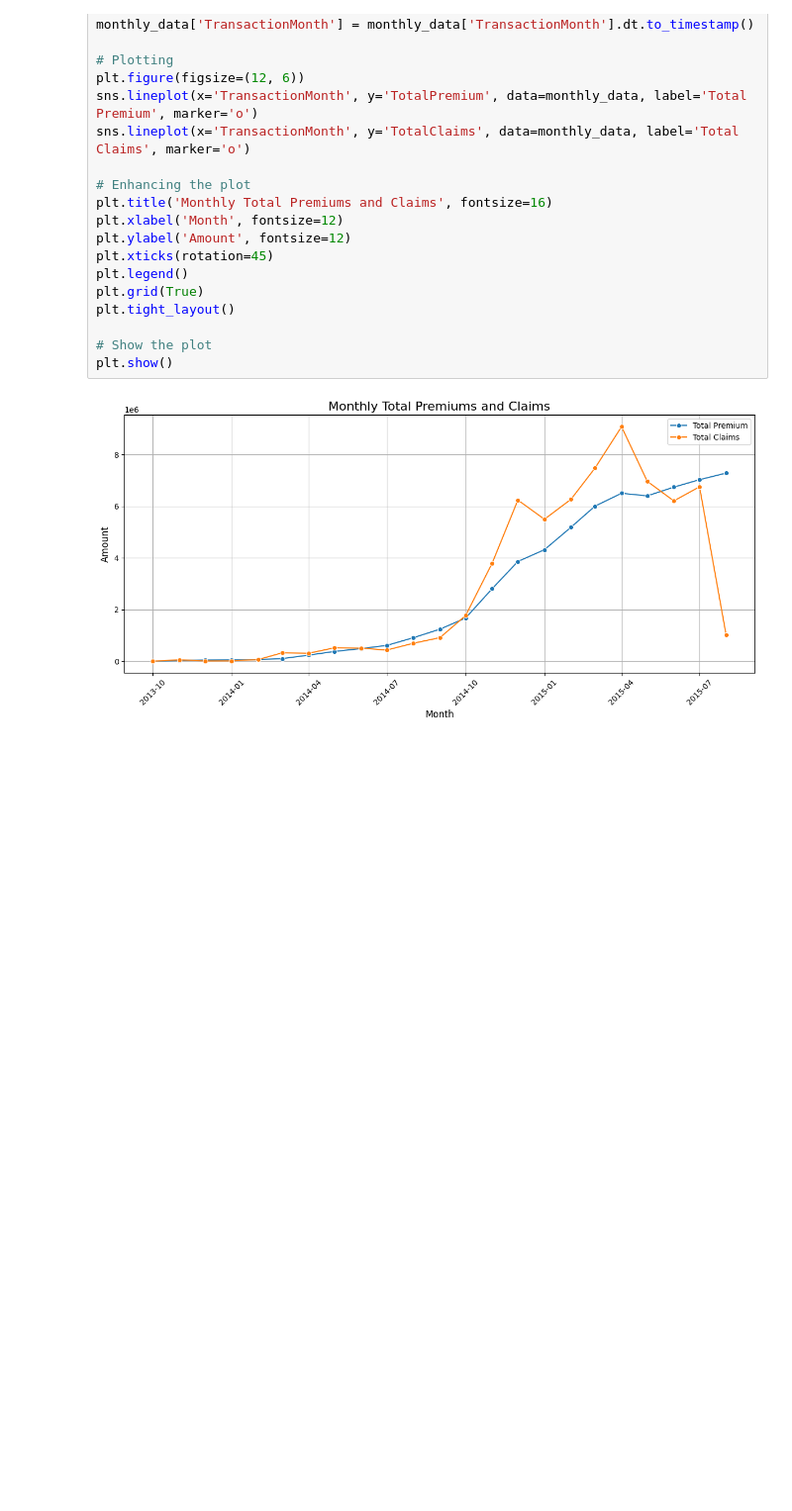
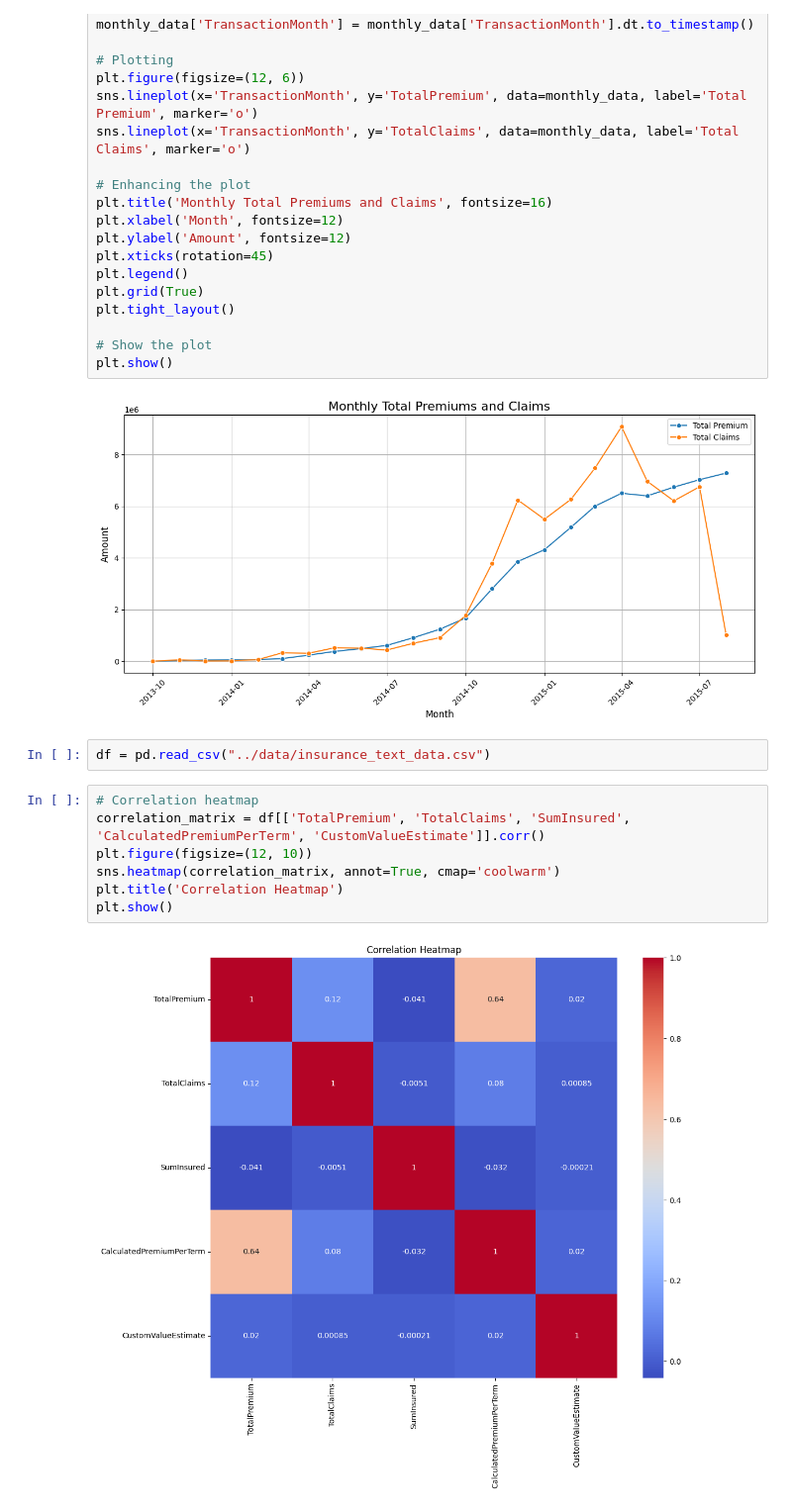
Before and after one commit to dani6566/Car-Insurance, a Jupyter notebook: Notbook/insurance_EDA.ipynb, the cells around one changed output. Shown at 99% size. Drawn from its saved outputs; the diff is of its cells as text; blank space fills up the shorter version.

Commit message:
add Correlations Across Variables

```diff
--- a/Notbook/insurance_EDA.ipynb
+++ b/Notbook/insurance_EDA.ipynb
@@ -290,3 +293,14 @@ plt.tight_layout()
 plt.show()
 # %% [output]
 [figure]
+# %%
+df = pd.read_csv("../data/insurance_text_data.csv")
+# %%
+# Correlation heatmap
+correlation_matrix = df[['TotalPremium', 'TotalClaims', 'SumInsured', 'CalculatedPremiumPerTerm', 'CustomValueEstimate']].corr()
+plt.figure(figsize=(12, 10))
+sns.heatmap(correlation_matrix, annot=True, cmap='coolwarm')
+plt.title('Correlation Heatmap')
+plt.show()
+# %% [output]
+[figure, added]
```
Also changed, not shown: parts of 4 cells of this notebook.
